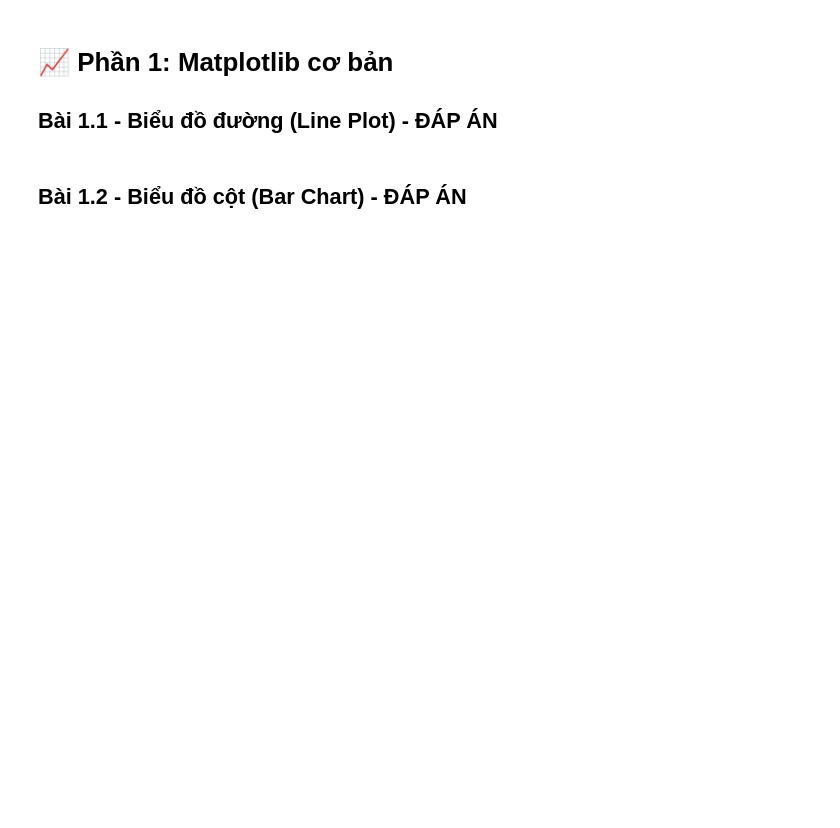
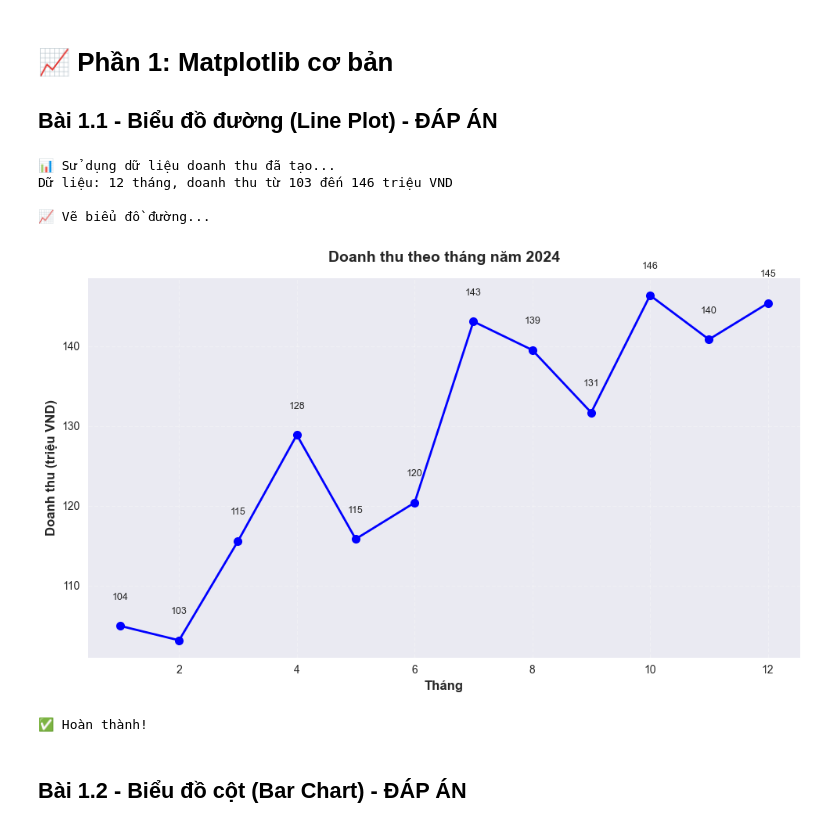
Before and after one commit to nghianguyen7171/DS_for_Bussiness, a Jupyter notebook: docs/notebook/Tur7_Visualization_Answer_Key.ipynb, the cells around one changed output. Cells and saved outputs as stored; diff of their text form; code cells hidden in the pictures; blank space fills up the shorter version.

```diff
--- a/docs/notebook/Tur7_Visualization_Answer_Key.ipynb
+++ b/docs/notebook/Tur7_Visualization_Answer_Key.ipynb
@@ -82,52 +208,48 @@ plt.style.use('seaborn-v0_8')
 ## Bài 1.1 - Biểu đồ đường (Line Plot) - ĐÁP ÁN
 # %%
 # 📊 ĐÁP ÁN BÀI TẬP 1.1: Biểu đồ đường (Line Plot)
+# Sử dụng dữ liệu đã tạo sẵn (months, revenue_data) từ cell "Tạo dữ liệu ban đầu"
 
 import matplotlib.pyplot as plt
 import numpy as np
 
-# 1. Tạo dữ liệu mẫu về doanh thu theo tháng
-print("📊 Tạo dữ liệu doanh thu...")
-
-# Tạo mảng tháng từ 1 đến 12
-months = np.arange(1, 13)
-
-# Tạo dữ liệu doanh thu (triệu VND) - sử dụng random để tạo xu hướng tăng
-np.random.seed(42)
-base_revenue = 100
-trend = np.linspace(0, 50, 12)  # Xu hướng tăng dần
-noise = np.random.normal(0, 10, 12)  # Nhiễu ngẫu nhiên
-revenue = base_revenue + trend + noise
-revenue = np.maximum(revenue, 80)  # Đảm bảo không có giá trị âm
-
-print(f"Doanh thu theo tháng: {revenue}")
+# 1. Sử dụng dữ liệu đã tạo sẵn
+print("📊 Sử dụng dữ liệu doanh thu đã tạo...")
+print(f"Dữ liệu: {len(months)} tháng, doanh thu từ {revenue_data.min():.0f} đến {revenue_data.max():.0f} triệu VND")
 
 # 2. Vẽ biểu đồ đường
 print("\n📈 Vẽ biểu đồ đường...")
 
-# Sử dụng plt.plot() để vẽ biểu đồ
+# Sử dụng plt.plot() để vẽ biểu đồ với months và revenue_data
 plt.figure(figsize=(10, 6))
-plt.plot(months, revenue, color='blue', marker='o', linewidth=2, markersize=8)
+plt.plot(months, revenue_data, color='blue', marker='o', linewidth=2, markersize=8)
 
 # Thêm tiêu đề
 plt.title('Doanh thu theo tháng năm 2024', fontsize=14, fontweight='bold', pad=15)
 
 # Thêm nhãn cho trục x và y
 plt.xlabel('Tháng', fontsize=12, fontweight='bold')
 plt.ylabel('Doanh thu (triệu VND)', fontsize=12, fontweight='bold')
 
 # Hiển thị lưới (grid)
 plt.grid(True, alpha=0.3, linestyle='--')
 
 # Thêm nhãn giá trị trên các điểm
-for i, (m, r) in enumerate(zip(months, revenue)):
+for i, (m, r) in enumerate(zip(months, revenue_data)):
     plt.text(m, r + 3, f'{int(r)}', ha='center', va='bottom', fontsize=9)
 
 # Hiển thị biểu đồ
 plt.tight_layout()
 plt.show()
 
 print("\n✅ Hoàn thành!")
+# %% [output]
+📊 Sử dụng dữ liệu doanh thu đã tạo...
+Dữ liệu: 12 tháng, doanh thu từ 103 đến 146 triệu VND
+
+📈 Vẽ biểu đồ đường...
+[figure, added]
+✅ Hoàn thành!
 # %% [markdown]
 ## Bài 1.2 - Biểu đồ cột (Bar Chart) - ĐÁP ÁN
 # %%
```
Also changed, not shown: parts of 13 cells of this notebook, 8 other files.
